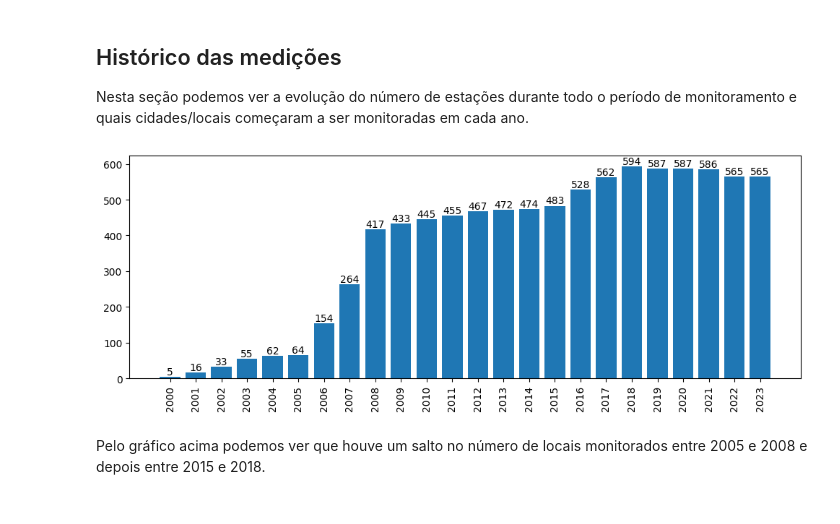
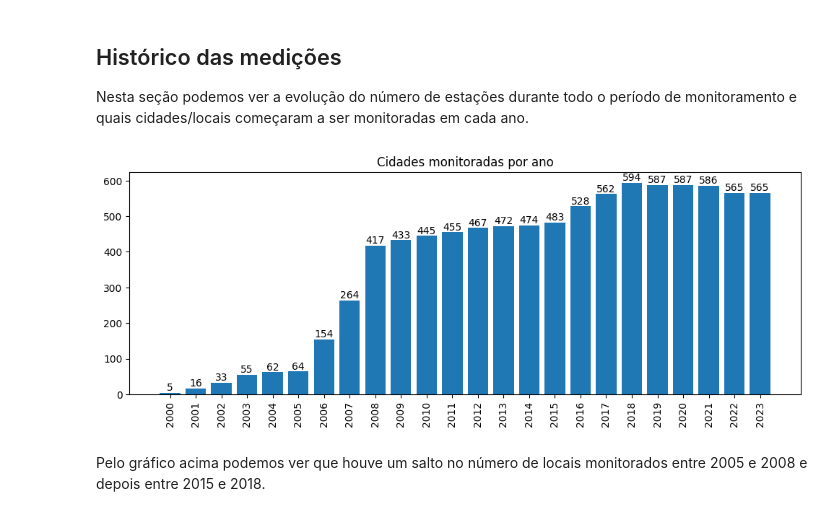
Before and after one commit to nfmmendes/INMET-data-play, a Jupyter notebook: Dados Metereológicos do INMET.ipynb, the cells around one changed output. Drawn from its saved outputs; the diff is of its cells as text; code cells hidden in the pictures.

```diff
--- a/Dados Metereológicos do INMET.ipynb
+++ b/Dados Metereológicos do INMET.ipynb
@@ -112,18 +112,19 @@ display(df_files[['REGIAO', 'ESTADO', 'CIDADE']]\
 # %%
 df_files['ANO'] = [x.split('-')[-1] for x in df_files['DATA INI']]
 cities_by_year = df_files[['ANO', 'CIDADE']]\
             .groupby(by='ANO')\
             .agg({'CIDADE': ['nunique', lambda col: ',  '.join([x.title() for x in col.sort_values().unique()])]})\
             .rename(columns={ 'nunique': 'NÚMERO DE CIDADES', '<lambda_0>': 'CIDADES'}, level=1)\
             .droplevel(0, axis=1)
 
 fig, ax = plt.subplots()
 fig.set_size_inches(12, 4);
 plt.xticks(rotation = 90)
+ax.set_title('Cidades monitoradas por ano')
 ax.bar(cities_by_year.index, cities_by_year['NÚMERO DE CIDADES']);
 ax.bar_label(ax.containers[-1]);
 # %% [output]
-[figure, old version]
+[figure, new version]
 # %% [markdown]
 <p> Pelo gráfico acima podemos ver que houve um salto no número de locais monitorados entre 2005 e 2008 e depois entre 2015 e 2018. <p>
 # %%
```
Also changed, not shown: parts of 2 cells of this notebook.
